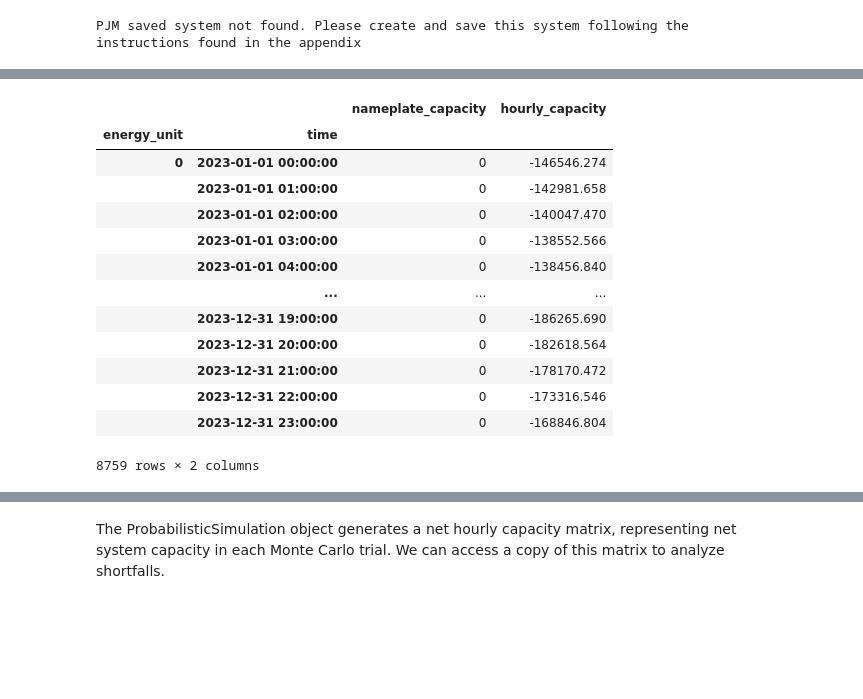
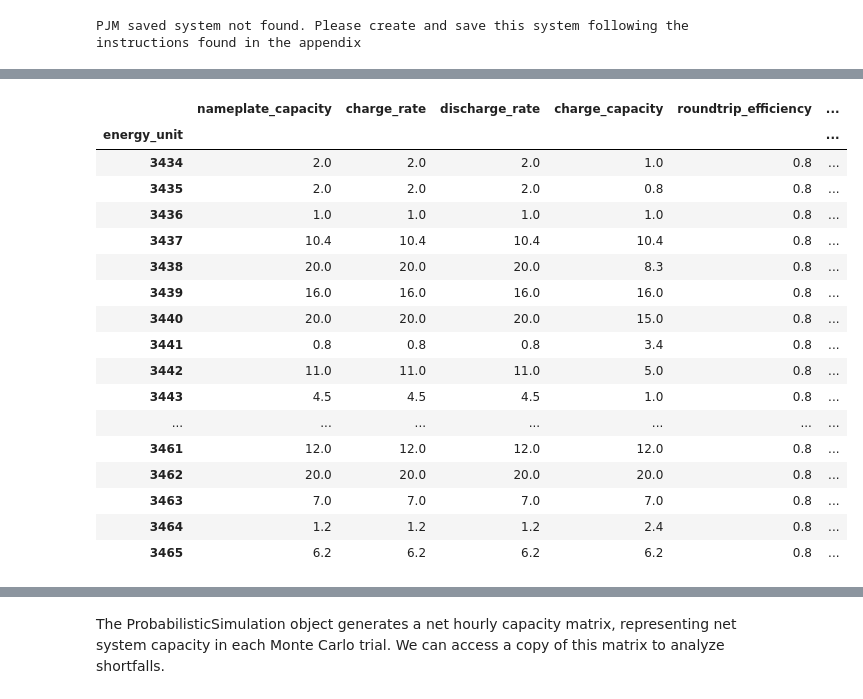
Before and after one commit to ijbd/assetra, a Jupyter notebook: examples/pjm_2023_test/pjm_test_preprocessing.ipynb, the cells around one changed output, grey strips where cells are left out. Cells and saved outputs as stored; diff of their text form; code cells hidden in the pictures; blank space fills up the shorter version.

```diff
--- a/examples/pjm_2023_test/pjm_test_preprocessing.ipynb
+++ b/examples/pjm_2023_test/pjm_test_preprocessing.ipynb
@@ -532,21 +542,26 @@ Sys. Capacity (MW): 212647
 # %%
-demandUnit = xr.open_dataset(data_folder/ "pjm_energy_system/DemandUnit.assetra.nc")
-demandUnit.to_dataframe() #.to_csv("demandunit.csv")
+storageUnit = xr.open_dataset(data_folder/ "pjm_energy_system/StorageUnit.assetra.nc")
+sotrage_dataframe = storageUnit.to_dataframe() #.to_csv("demandunit.csv")
+sotrage_dataframe
 # %% [output]
-|  |  | nameplate_capacity | hourly_capacity |
-| energy_unit | time |  |  |
-| 0 | 2023-01-01 00:00:00 | 0 | -146546.274 |
-|  | 2023-01-01 01:00:00 | 0 | -142981.658 |
-|  | 2023-01-01 02:00:00 | 0 | -140047.470 |
-|  | 2023-01-01 03:00:00 | 0 | -138552.566 |
-|  | 2023-01-01 04:00:00 | 0 | -138456.840 |
-|  | ... | ... | ... |
-|  | 2023-12-31 19:00:00 | 0 | -186265.690 |
-|  | 2023-12-31 20:00:00 | 0 | -182618.564 |
-|  | 2023-12-31 21:00:00 | 0 | -178170.472 |
-|  | 2023-12-31 22:00:00 | 0 | -173316.546 |
-|  | 2023-12-31 23:00:00 | 0 | -168846.804 |
+|  | nameplate_capacity | charge_rate | discharge_rate | charge_capacity | roundtrip_efficiency | ... |
+| energy_unit |  |  |  |  |  | ... |
+| 3434 | 2.0 | 2.0 | 2.0 | 1.0 | 0.8 | ... |
+| 3435 | 2.0 | 2.0 | 2.0 | 0.8 | 0.8 | ... |
+| 3436 | 1.0 | 1.0 | 1.0 | 1.0 | 0.8 | ... |
+| 3437 | 10.4 | 10.4 | 10.4 | 10.4 | 0.8 | ... |
+| 3438 | 20.0 | 20.0 | 20.0 | 8.3 | 0.8 | ... |
+| 3439 | 16.0 | 16.0 | 16.0 | 16.0 | 0.8 | ... |
+| 3440 | 20.0 | 20.0 | 20.0 | 15.0 | 0.8 | ... |
+| 3441 | 0.8 | 0.8 | 0.8 | 3.4 | 0.8 | ... |
+| 3442 | 11.0 | 11.0 | 11.0 | 5.0 | 0.8 | ... |
+| 3443 | 4.5 | 4.5 | 4.5 | 1.0 | 0.8 | ... |
+| ... | ... | ... | ... | ... | ... | ... |
+| 3461 | 12.0 | 12.0 | 12.0 | 12.0 | 0.8 | ... |
+| 3462 | 20.0 | 20.0 | 20.0 | 20.0 | 0.8 | ... |
+| 3463 | 7.0 | 7.0 | 7.0 | 7.0 | 0.8 | ... |
+| 3464 | 1.2 | 1.2 | 1.2 | 2.4 | 0.8 | ... |
+| 3465 | 6.2 | 6.2 | 6.2 | 6.2 | 0.8 | ... |
-8759 rows × 2 columns
 # %%
 from assetra.simulation import ProbabilisticSimulation
 
```
Also changed, not shown: parts of 10 cells of this notebook, 1 other file.
